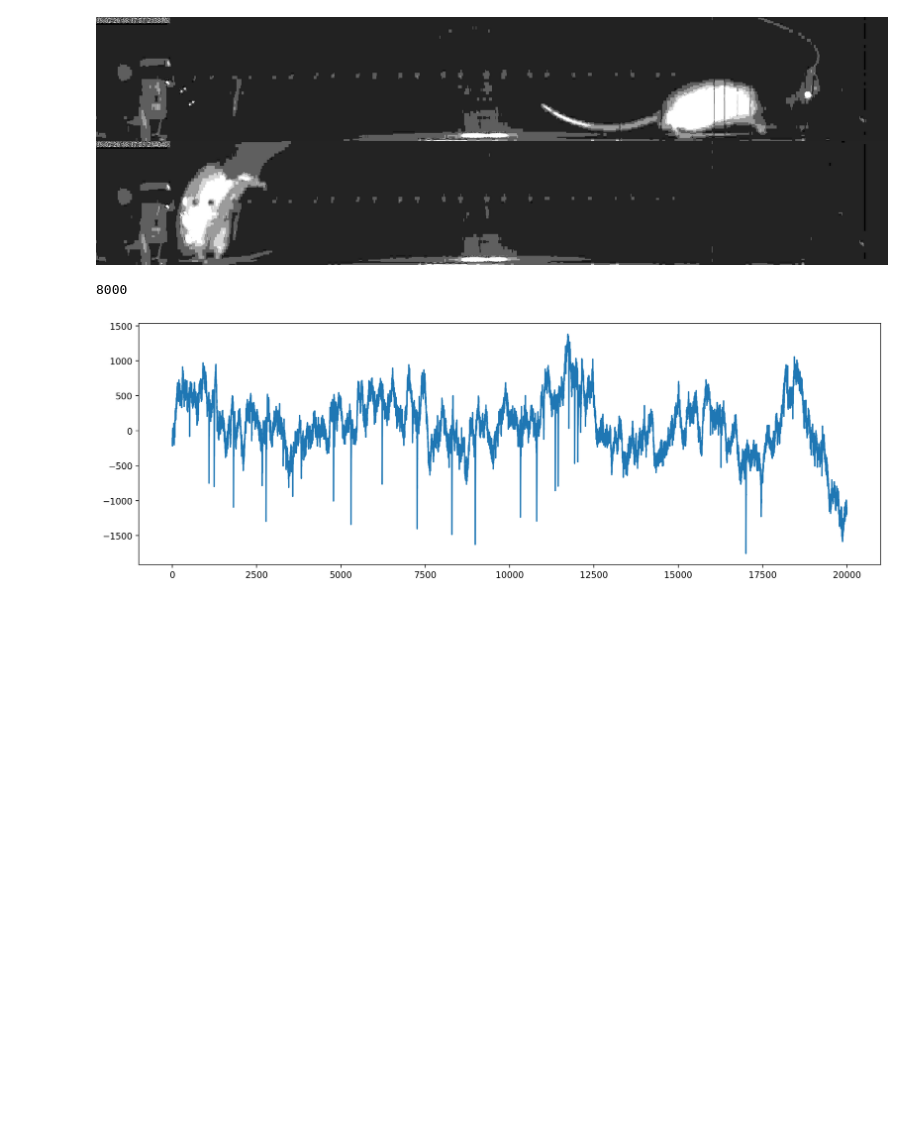
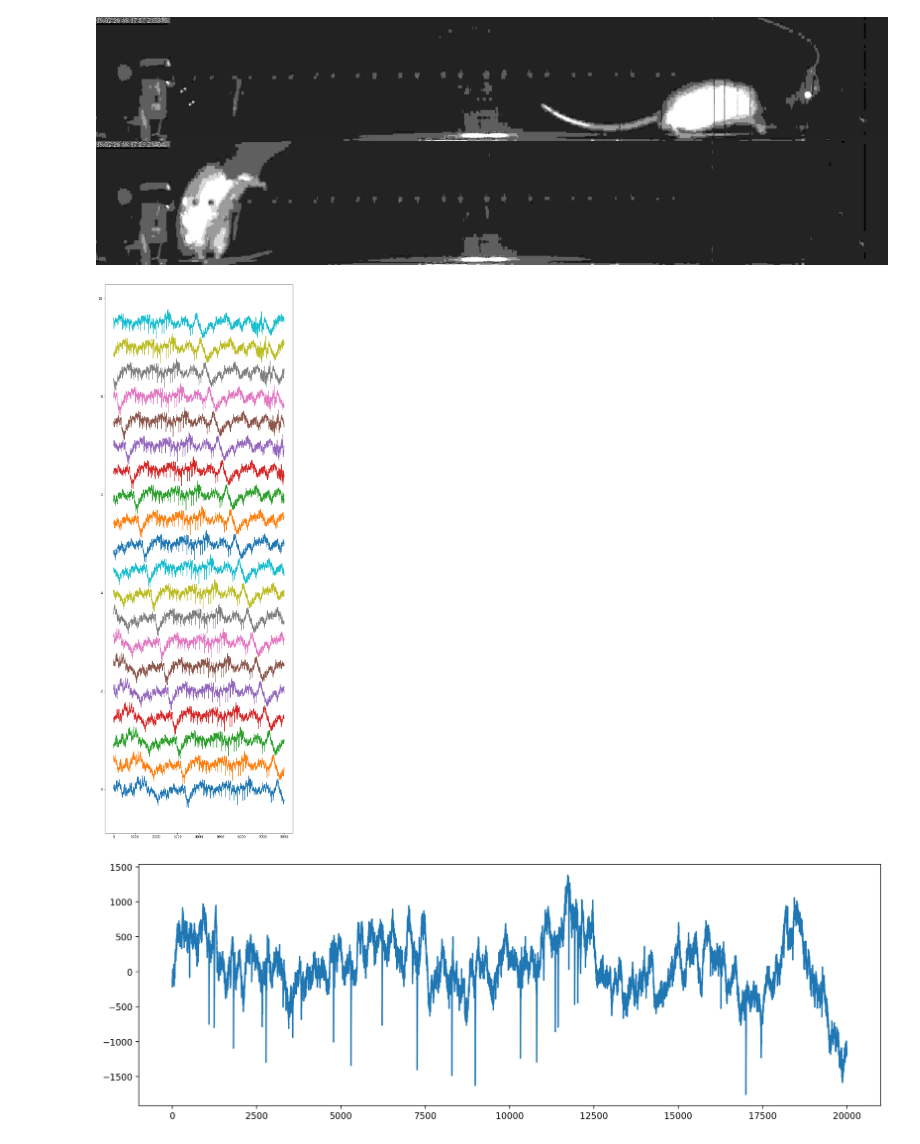
Before and after one commit to AtMostafa/2020-striatal-function, a Jupyter notebook: load_preprocess_rat/SEQfiles.ipynb, the cells around one changed output. Drawn from its saved outputs; the diff is of its cells as text; code cells hidden in the pictures; blank space fills up the shorter version.

Commit message:
with output plots

```diff
--- a/load_preprocess_rat/SEQfiles.ipynb
+++ b/load_preprocess_rat/SEQfiles.ipynb
@@ -381,11 +381,14 @@ canvas.draw()
 pil_image = Image.frombytes('RGB', canvas.get_width_height(), canvas.tostring_rgb())
 # %%
 file='/data/Rat172/Experiments/Rat172_2018_02_26_18_15/Rat172_2018_02_26_18_15.dat'
-sig= SeqProcess.ephy_sync_to_video(file, fs=2e4, Nch=37, wantedCh=[21,22],t0=175,t1=176,fps=20)
+sig= SeqProcess.ephy_sync_to_video(file, fs=2e4, Nch=37, wantedCh=[21,22,23,24],t0=175,t1=176,fps=20)
-# %%
-sig['21'][0].size
-# %% [output]
-8000
+# %%
+plt.figure(figsize=(10,30))
+ax=plt.subplot(111)
+for i,epoch in enumerate(sig['22']):
+    ax.plot(epoch/5000+(i*.5))
+# %% [output]
+[figure, added]
 # %%
 plt.figure(figsize=(15,5),dpi=200);
 plt.plot(sig);
```
